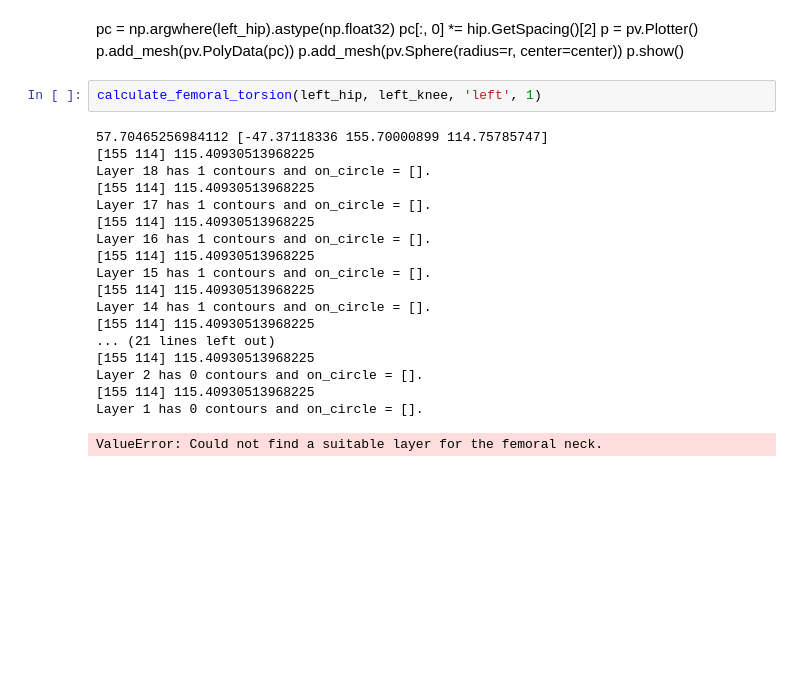
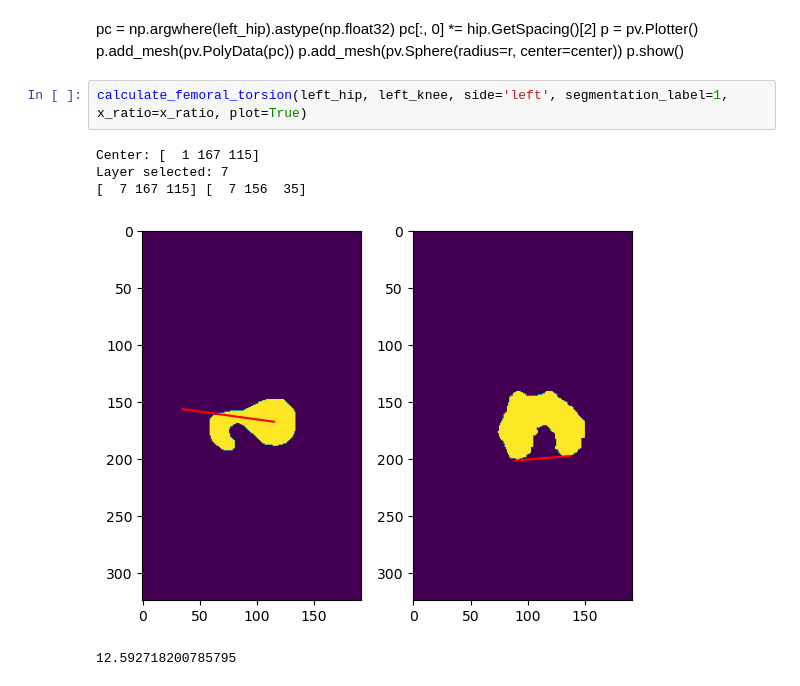
Before and after one commit to swestfechtel/morphometry, a Jupyter notebook: test.ipynb, the cells around one changed output. Drawn from its saved outputs; the diff is of its cells as text; blank space fills up the shorter version.

Commit message:
refactored code for femoral torsion

```diff
--- a/test.ipynb
+++ b/test.ipynb
@@ -72,23 +79,10 @@ p.add_mesh(pv.PolyData(pc))
 p.add_mesh(pv.Sphere(radius=r, center=center))
 p.show()
 # %%
-calculate_femoral_torsion(left_hip, left_knee, 'left', 1)
+calculate_femoral_torsion(left_hip, left_knee, side='left', segmentation_label=1, x_ratio=x_ratio, plot=True)
 # %% [output]
-57.70465256984112 [-47.37118336 155.70000899 114.75785747]
-[155 114] 115.40930513968225
-Layer 18 has 1 contours and on_circle = [].
-[155 114] 115.40930513968225
-Layer 17 has 1 contours and on_circle = [].
-[155 114] 115.40930513968225
-Layer 16 has 1 contours and on_circle = [].
-[155 114] 115.40930513968225
-Layer 15 has 1 contours and on_circle = [].
-[155 114] 115.40930513968225
-Layer 14 has 1 contours and on_circle = [].
-[155 114] 115.40930513968225
-... (21 lines left out)
-[155 114] 115.40930513968225
-Layer 2 has 0 contours and on_circle = [].
-[155 114] 115.40930513968225
-Layer 1 has 0 contours and on_circle = [].
+Center: [  1 167 115]
+Layer selected: 7
+[  7 167 115] [  7 156  35]
+[figure, added]
-ValueError: Could not find a suitable layer for the femoral neck.
+12.592718200785795
```
Also changed, not shown: parts of 11 cells of this notebook, 4 other files.
